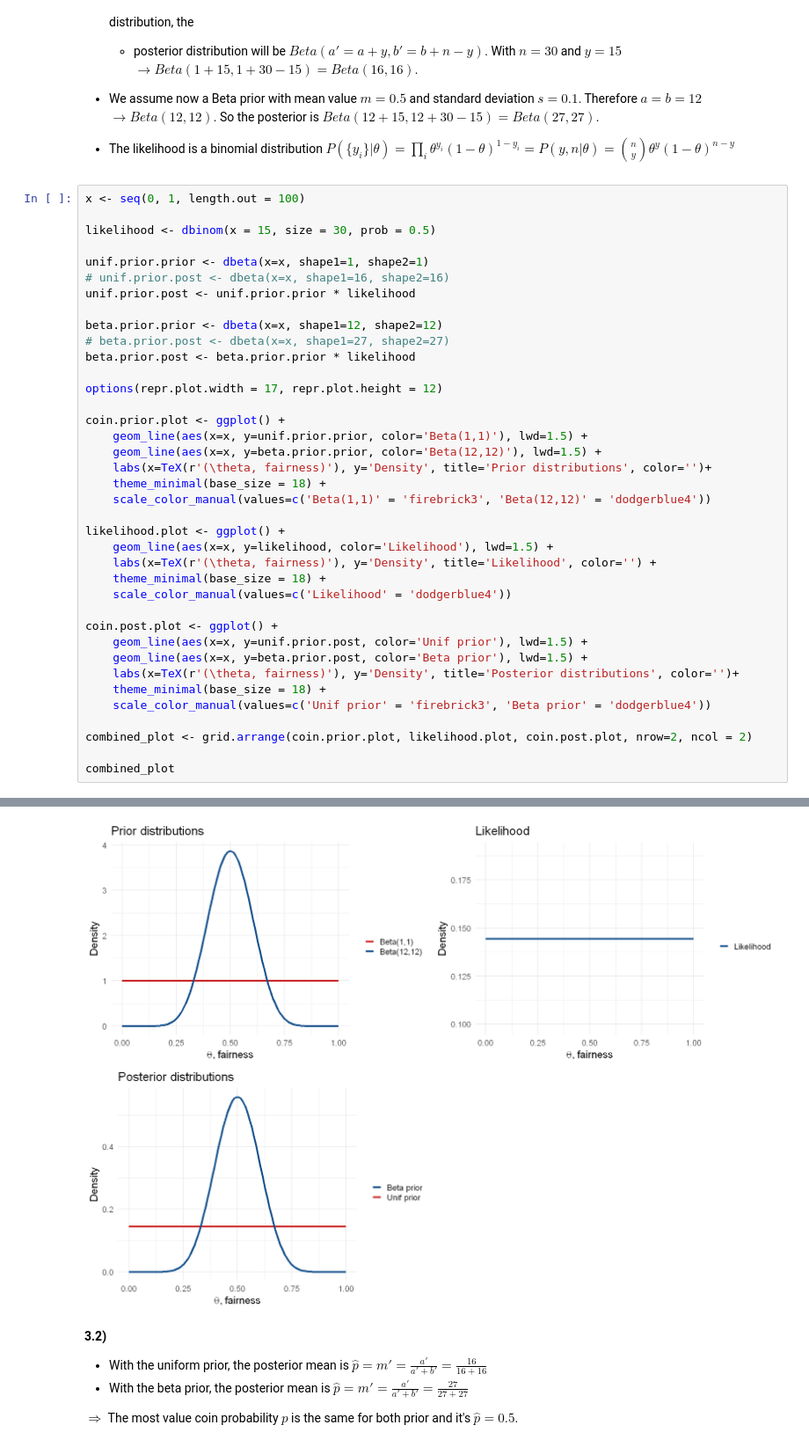
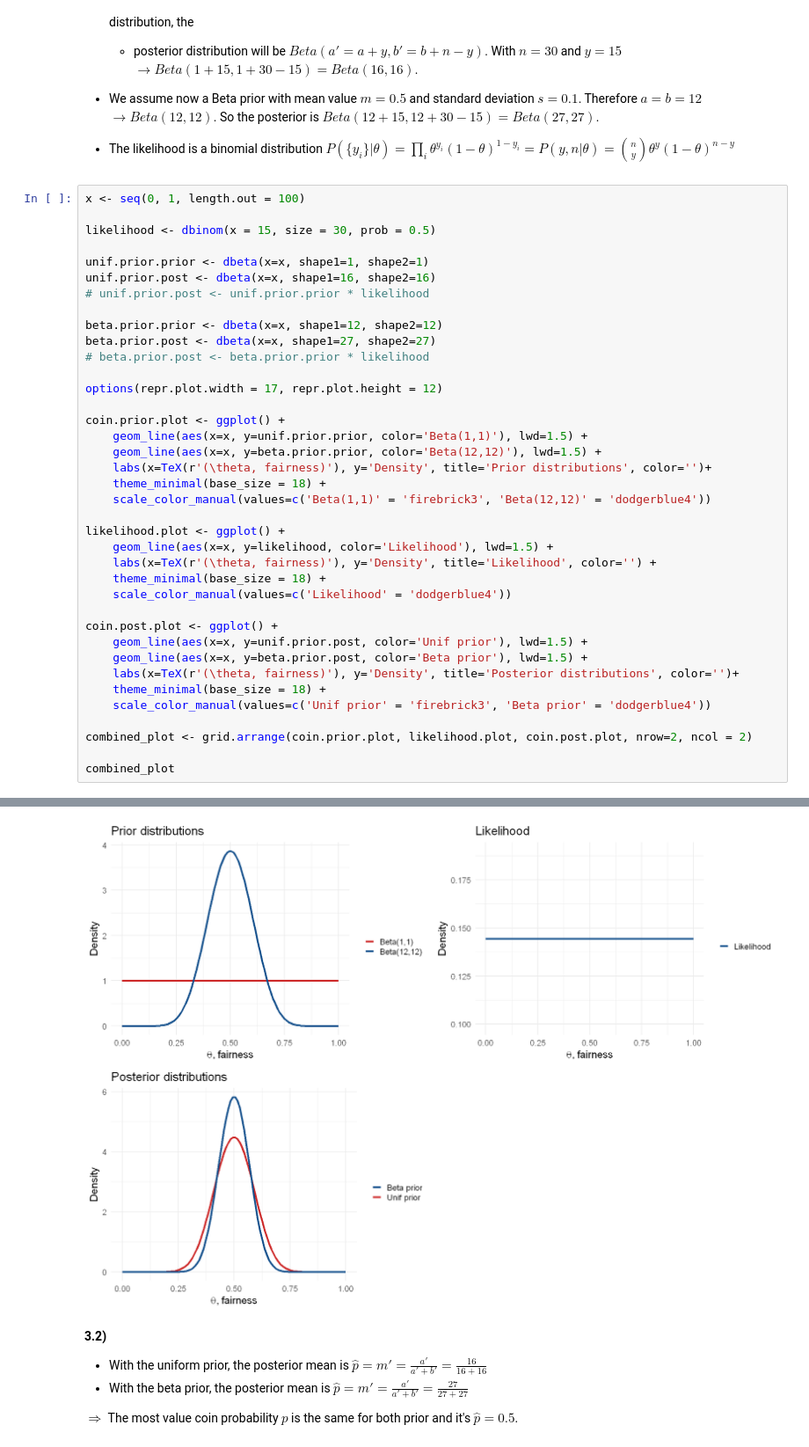
Before and after one commit to Berto70/advstat, a Jupyter notebook: ex3/Bertinelli_Gabriele_Rlab03.ipynb, the cells around one changed output, grey strips where cells are left out. Shown at 88% size. Saved outputs shown, nothing was run; the diff lists cells and outputs as text.

```diff
--- a/ex3/Bertinelli_Gabriele_Rlab03.ipynb
+++ b/ex3/Bertinelli_Gabriele_Rlab03.ipynb
@@ -186,45 +186,45 @@ x <- seq(0, 1, length.out = 100)
 likelihood <- dbinom(x = 15, size = 30, prob = 0.5)
 
 unif.prior.prior <- dbeta(x=x, shape1=1, shape2=1)
-# unif.prior.post <- dbeta(x=x, shape1=16, shape2=16)
-unif.prior.post <- unif.prior.prior * likelihood
+unif.prior.post <- dbeta(x=x, shape1=16, shape2=16)
+# unif.prior.post <- unif.prior.prior * likelihood
 
 beta.prior.prior <- dbeta(x=x, shape1=12, shape2=12)
-# beta.prior.post <- dbeta(x=x, shape1=27, shape2=27)
-beta.prior.post <- beta.prior.prior * likelihood
+beta.prior.post <- dbeta(x=x, shape1=27, shape2=27)
+# beta.prior.post <- beta.prior.prior * likelihood
 
 options(repr.plot.width = 17, repr.plot.height = 12)
 
 coin.prior.plot <- ggplot() +
 	geom_line(aes(x=x, y=unif.prior.prior, color='Beta(1,1)'), lwd=1.5) +
 	geom_line(aes(x=x, y=beta.prior.prior, color='Beta(12,12)'), lwd=1.5) +
 	labs(x=TeX(r'(\theta, fairness)'), y='Density', title='Prior distributions', color='')+
 	theme_minimal(base_size = 18) +
 	scale_color_manual(values=c('Beta(1,1)' = 'firebrick3', 'Beta(12,12)' = 'dodgerblue4'))
 
 likelihood.plot <- ggplot() +
 	geom_line(aes(x=x, y=likelihood, color='Likelihood'), lwd=1.5) +
 	labs(x=TeX(r'(\theta, fairness)'), y='Density', title='Likelihood', color='') +
 	theme_minimal(base_size = 18) +
 	scale_color_manual(values=c('Likelihood' = 'dodgerblue4'))
 
 coin.post.plot <- ggplot() +
 	geom_line(aes(x=x, y=unif.prior.post, color='Unif prior'), lwd=1.5) +
 	geom_line(aes(x=x, y=beta.prior.post, color='Beta prior'), lwd=1.5) +
 	labs(x=TeX(r'(\theta, fairness)'), y='Density', title='Posterior distributions', color='')+
 	theme_minimal(base_size = 18) +
 	scale_color_manual(values=c('Unif prior' = 'firebrick3', 'Beta prior' = 'dodgerblue4'))
 
 combined_plot <- grid.arrange(coin.prior.plot, likelihood.plot, coin.post.plot, nrow=2, ncol = 2)
 
 combined_plot
 # %% [output]
 TableGrob (2 x 2) "arrange": 3 grobs
   z     cells    name           grob
 1 1 (1-1,1-1) arrange gtable[layout]
 2 2 (1-1,2-2) arrange gtable[layout]
 3 3 (2-2,1-1) arrange gtable[layout]
-[figure, old version]
+[figure, new version]
 # %% [markdown]
 **3.2)**
 - With the uniform prior, the posterior mean is $\hat{p}=m'=\frac{a'}{a'+b'}=\frac{16}{16+16}$
```
Also changed, not shown: parts of 3 cells of this notebook.
